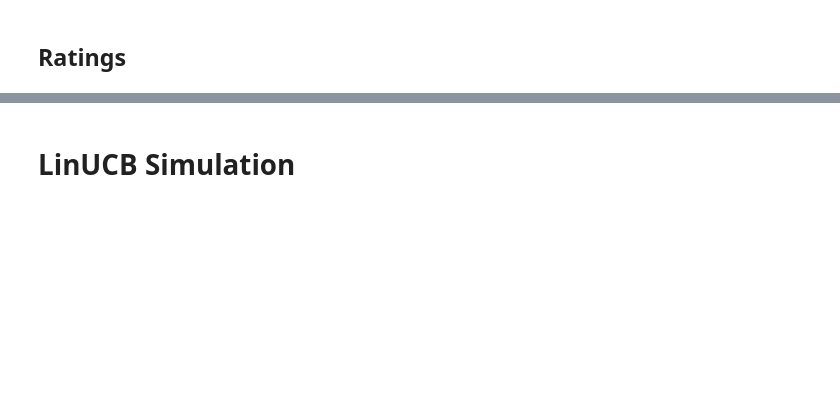
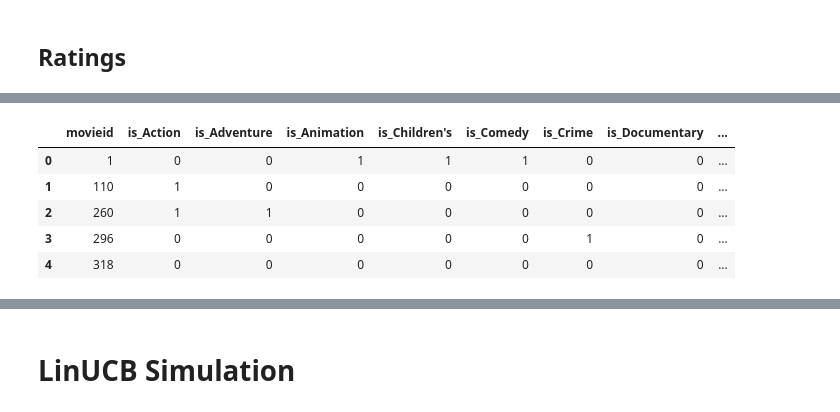
Before and after one commit to sungwoopark95/rl-practice, a Jupyter notebook: bandit/LinUCB/LinUCB_simulation.ipynb, the cells around one changed output, grey strips where cells are left out. Cells and saved outputs as stored; diff of their text form; code cells hidden in the pictures; blank space fills up the shorter version.

```diff
--- a/bandit/LinUCB/LinUCB_simulation.ipynb
+++ b/bandit/LinUCB/LinUCB_simulation.ipynb
@@ -132,13 +210,20 @@ ratings.head()
 # %%
-n = 100
+n = 30
 
 top_movies = ratings[["movieid", "userid"]].groupby(by="movieid").count().sort_values(by=["userid"], ascending=False)
 top_movies.reset_index(drop=False, inplace=True)
 top_movies.head()
 top_n_movies = movies[movies['movieid'].isin(top_movies.head(n)['movieid'])]
 top_n_movies.sort_values(by='movieid', inplace=True)
 top_n_movies.reset_index(drop=True, inplace=True)
 top_n_movies.head()
+# %% [output]
+|  | movieid | is_Action | is_Adventure | is_Animation | is_Children's | is_Comedy | is_Crime | is_Documentary | ... |
+| 0 | 1 | 0 | 0 | 1 | 1 | 1 | 0 | 0 | ... |
+| 1 | 110 | 1 | 0 | 0 | 0 | 0 | 0 | 0 | ... |
+| 2 | 260 | 1 | 1 | 0 | 0 | 0 | 0 | 0 | ... |
+| 3 | 296 | 0 | 0 | 0 | 0 | 0 | 1 | 0 | ... |
+| 4 | 318 | 0 | 0 | 0 | 0 | 0 | 0 | 0 | ... |
 # %%
 top_n_ratings = ratings[ratings['movieid'].isin(top_n_movies['movieid'])]
 top_n_ratings.reset_index(drop=True, inplace=True)
```
Also changed, not shown: parts of 14 cells of this notebook, 9 other files.
